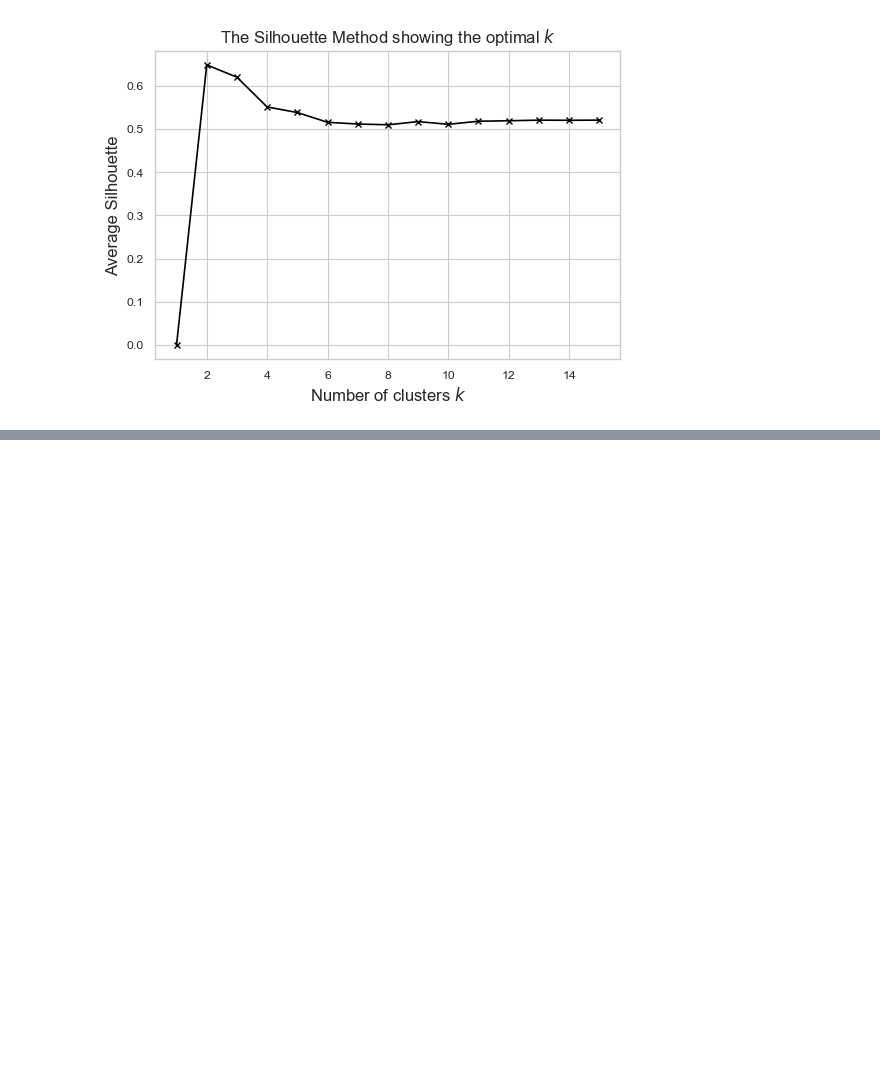
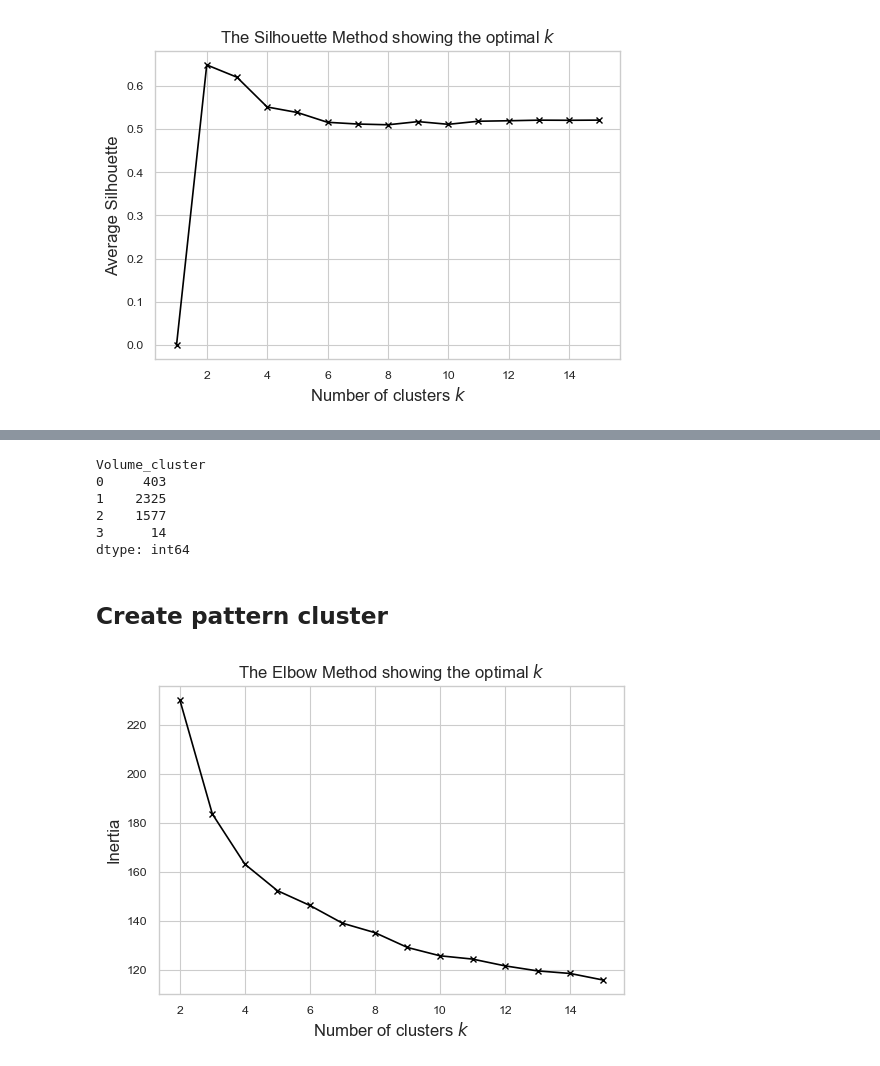
Before and after one commit to brookefzy/pitaya, a Jupyter notebook: ClusterSpacewithMobility/02_lab.ipynb, the cells around one changed output, grey strips where cells are left out. Cells and saved outputs as stored; diff of their text form; code cells hidden in the pictures; blank space fills up the shorter version.

Commit message:
update cluster analysis

```diff
--- a/ClusterSpacewithMobility/02_lab.ipynb
+++ b/ClusterSpacewithMobility/02_lab.ipynb
@@ -347,3 +345,13 @@ plt.savefig(os.path.join(figpath,"silhouette_volume_{}.png".format(radius)), dpi
 plt.show()
 # %% [output]
 [figure]
+# %%
+# Choose the best cluster size as 4, WHY NOT CHOOSING 2 directly?
+fcm_vol = FCM(n_clusters=4)
+fcm_vol.fit(volume_log)
+pred_vol = fcm_vol.predict(volume_log)
+print(pred_vol)
+voldf = pd.DataFrame(volume, columns = ['volume','empty']) # empty is a placeholder
+voldf['Volume_cluster'] = pred_vol
+volsum = voldf.groupby('Volume_cluster').mean().sort_values('volume')
+volsum
@@ -349,0 +366,28 @@ plt.show()
+# %%
+# check distribution of different volume cluster
+voldf.groupby('Volume_cluster').size()
+# %% [output]
+Volume_cluster
+0     403
+1    2325
+2    1577
+3      14
+dtype: int64
+# %% [markdown]
+## Create pattern cluster
+# %%
+# Add a step to do NMF dimention reduction
+pattern_df2 = pattern_df[pred_vol!=3] # we remove the cluster with extremely high volume. TO ANSWER: why?
+scaler = MinMaxScaler().fit(pattern_df2)
+pattern_df_mm = scaler.transform(pattern_df2)
+
+# here number of components can change
+nnmf = NMF(n_components=9, init='random', max_iter=2500, random_state=0).fit(pattern_df_mm)
+tod_pattern_nnmf = nnmf.transform(pattern_df_mm)
+# %%
+best_c_elbow(tod_pattern_nnmf,
+             "core_elbow_pattern_{}.png".format(radius),
+             log10=False, standardize=False,
+             random_state=0, c_min=2, c_max=16)
+# %% [output]
+[figure, added]
```
Also changed, not shown: parts of 9 cells of this notebook, 5 other files.
